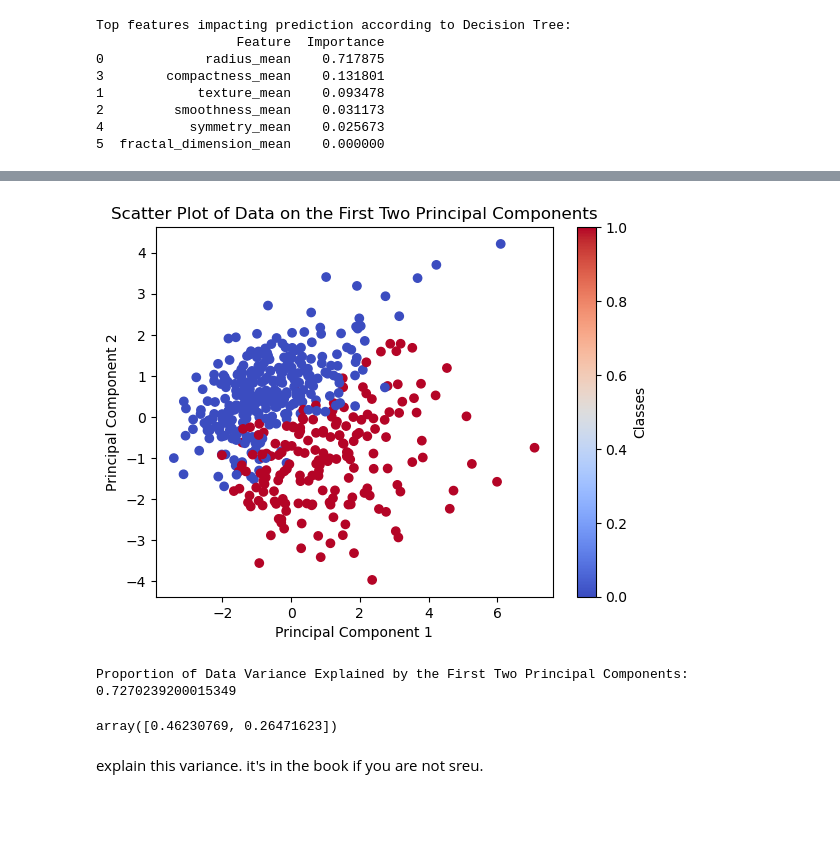
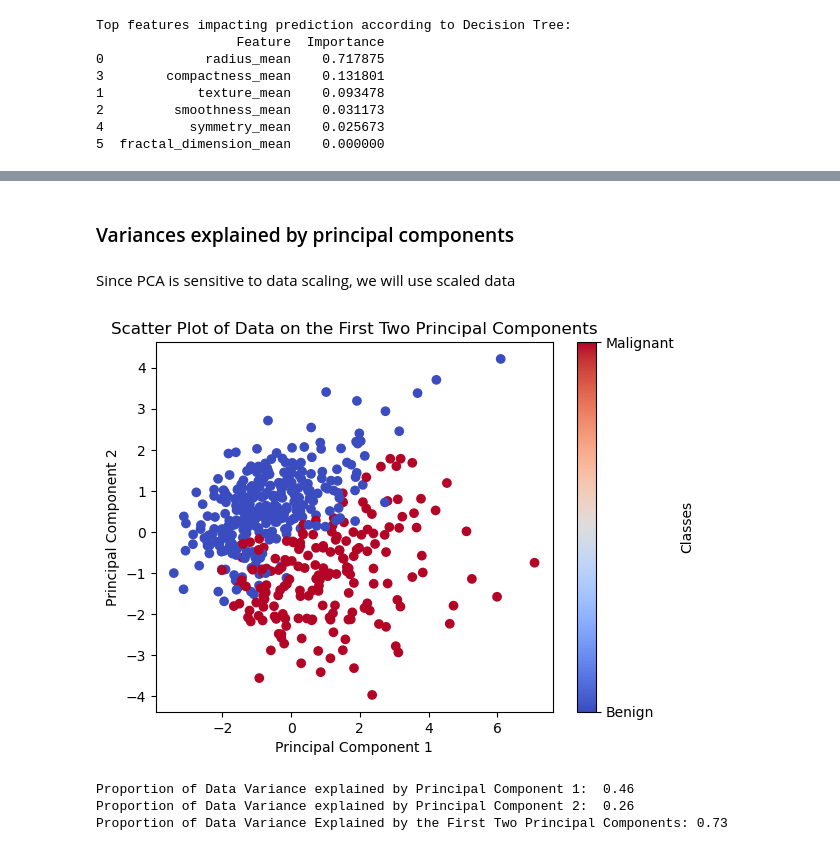
Before and after one commit to iheathers/2023---Semester-1-Feb---Jun-, a Jupyter notebook: Semester 1 2023/CITS5508 - Machine Learning/Labs/Assignment 3/assignment3.ipynb, the cells around one changed output, grey strips where cells are left out. Saved outputs shown, nothing was run; the diff lists cells and outputs as text; code cells hidden in the pictures; blank space fills up the shorter version.

```diff
--- a/Semester 1 2023/CITS5508 - Machine Learning/Labs/Assignment 3/assignment3.ipynb
+++ b/Semester 1 2023/CITS5508 - Machine Learning/Labs/Assignment 3/assignment3.ipynb
@@ -761,29 +873,34 @@ X_train_scaled.shape
-# %%
-from sklearn.decomposition import PCA
-import matplotlib.pyplot as plt
-
-# Apply PCA with two components
-pca = PCA(n_components=2)
-X_pca = pca.fit_transform(X_train_scaled)
-
-# Scatter plot of the data on the first two principal components
-plt.scatter(X_pca[:, 0], X_pca[:, 1], c=y_train, cmap='coolwarm')
-plt.xlabel('Principal Component 1')
-plt.ylabel('Principal Component 2')
-plt.title('Scatter Plot of Data on the First Two Principal Components')
-plt.colorbar(label='Classes')
-plt.show()
-
-# Proportion of data variance explained by the first two principal components
-explained_variance_ratio = pca.explained_variance_ratio_
-variance_explained = sum(explained_variance_ratio[:2])
-print("Proportion of Data Variance Explained by the First Two Principal Components:", variance_explained)
-# %% [output]
-[figure, removed]
-Proportion of Data Variance Explained by the First Two Principal Components: 0.7270239200015349
-# %%
-explained_variance_ratio
-# %% [output]
-array([0.46230769, 0.26471623])
-# %% [markdown]
-explain this variance. it's in the book if you are not sreu.
+# %% [markdown]
+### Variances explained by principal components
+# %% [markdown]
+Since PCA is sensitive to data scaling, we will use scaled data
+# %%
+from sklearn.decomposition import PCA
+import matplotlib.pyplot as plt
+
+# Apply PCA with two components
+pca = PCA(n_components=2)
+X_pca = pca.fit_transform(X_train_scaled)
+
+# Scatter plot of the data on the first two principal components
+plt.scatter(X_pca[:, 0], X_pca[:, 1], c=y_train, cmap='coolwarm')
+plt.xlabel('Principal Component 1')
+plt.ylabel('Principal Component 2')
+plt.title('Scatter Plot of Data on the First Two Principal Components')
+cbar = plt.colorbar(ticks=[0, 1])
+cbar.set_label('Classes')
+cbar.set_ticklabels(['Benign', 'Malignant'])
+plt.show()
+
+# Proportion of data variance explained by the first two principal components
+explained_variance_ratio = pca.explained_variance_ratio_
+variance_explained = sum(explained_variance_ratio[:2])
+
+print("Proportion of Data Variance explained by Principal Component 1: ", round(explained_variance_ratio[0], 2))
+print("Proportion of Data Variance explained by Principal Component 2: ", round(explained_variance_ratio[1], 2))
+print("Proportion of Data Variance Explained by the First Two Principal Components:", round(variance_explained, 2))
+# %% [output]
+[figure, added]
+Proportion of Data Variance explained by Principal Component 1:  0.46
+Proportion of Data Variance explained by Principal Component 2:  0.26
+Proportion of Data Variance Explained by the First Two Principal Components: 0.73
```
Also changed, not shown: parts of 91 cells of this notebook, 2 other files.
